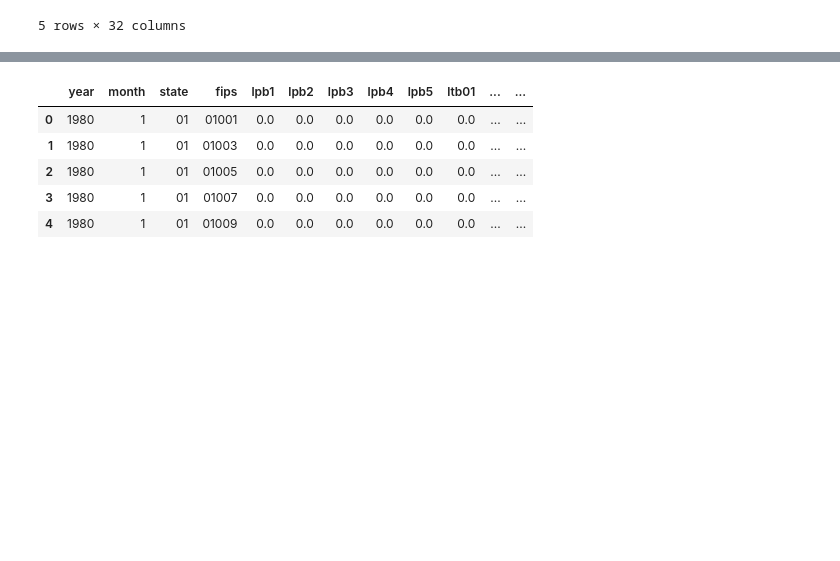
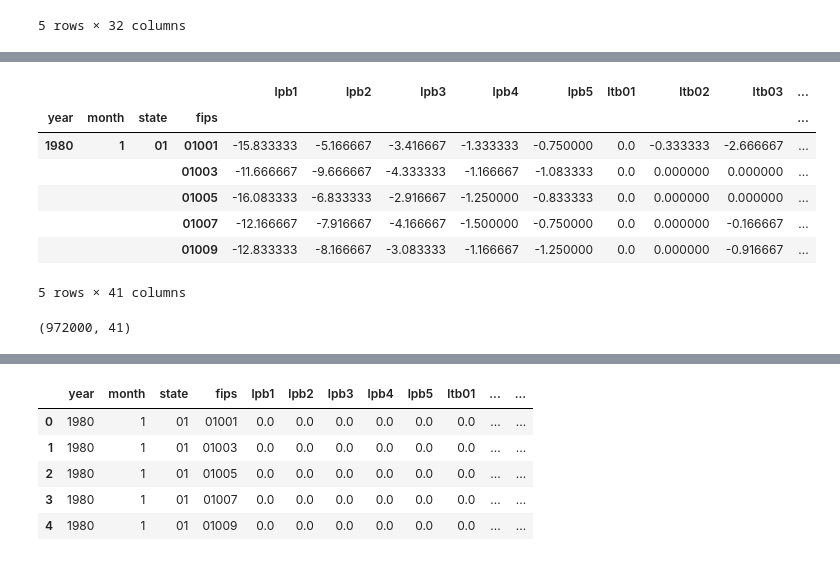
Before and after one commit to databasedav/crime-and-climate-change-reproduction, a Jupyter notebook: regression.ipynb, the cells around one changed output, grey strips where cells are left out. Saved outputs shown, nothing was run; the diff lists cells and outputs as text; code cells hidden in the pictures; blank space fills up the shorter version.

```diff
--- a/regression.ipynb
+++ b/regression.ipynb
@@ -374,0 +406,9 @@ regression_df.head()
+# %%
+%%time
+for i, (fips, year) in enumerate(fips_years):
+    print(f'state months completed: {i+1}/{num_fips_years}')
+    clear_output(wait=True)
+    idx = pd.IndexSlice
+    fips_year_df = regression_df.loc[idx[year, :, :, fips], idx[:]]
+    diff = fips_year_df - fips_year_df.mean()
+    fips_year_fixed_effects_df.loc[idx[year, :, :, fips], idx[:]] = diff
@@ -374,0 +418,15 @@ regression_df.head()
+# %%
+fips_year_fixed_effects_df.head()
+# %% [output]
+|  |  |  |  | lpb1 | lpb2 | lpb3 | lpb4 | lpb5 | ltb01 | ltb02 | ltb03 | ... |
+| year | month | state | fips |  |  |  |  |  |  |  |  | ... |
+| 1980 | 1 | 01 | 01001 | -15.833333 | -5.166667 | -3.416667 | -1.333333 | -0.750000 | 0.0 | -0.333333 | -2.666667 | ... |
+|  |  |  | 01003 | -11.666667 | -9.666667 | -4.333333 | -1.166667 | -1.083333 | 0.0 | 0.000000 | 0.000000 | ... |
+|  |  |  | 01005 | -16.083333 | -6.833333 | -2.916667 | -1.250000 | -0.833333 | 0.0 | 0.000000 | 0.000000 | ... |
+|  |  |  | 01007 | -12.166667 | -7.916667 | -4.166667 | -1.500000 | -0.750000 | 0.0 | 0.000000 | -0.166667 | ... |
+|  |  |  | 01009 | -12.833333 | -8.166667 | -3.083333 | -1.166667 | -1.250000 | 0.0 | 0.000000 | -0.916667 | ... |
+5 rows × 41 columns
+# %%
+fips_year_fixed_effects_df.shape
+# %% [output]
+(972000, 41)
```
Also changed, not shown: parts of 17 cells of this notebook, 1 other file.
